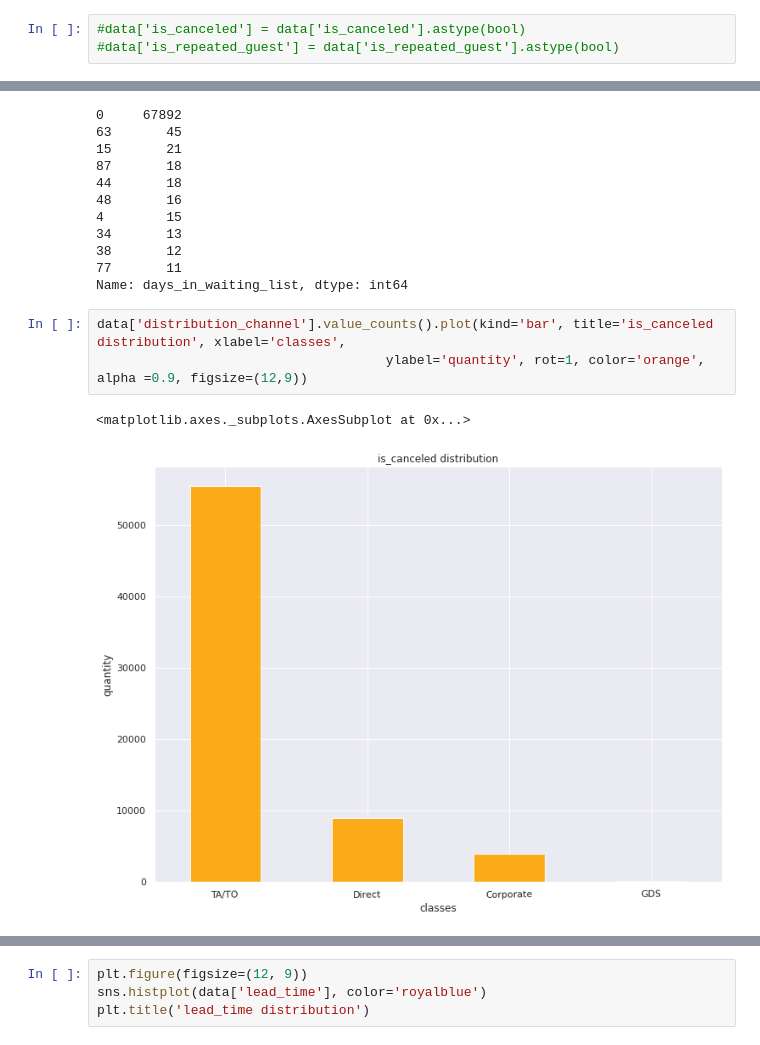
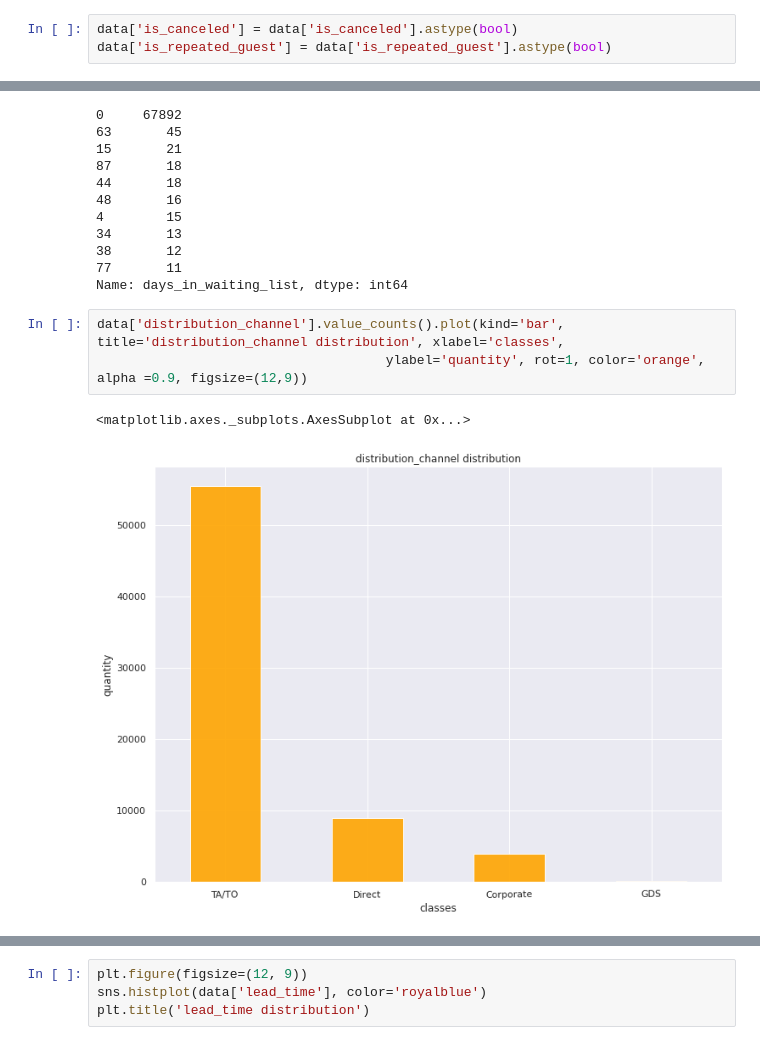
Before and after one commit to Doppler-67/hotel-false-booking-detection, a Jupyter notebook: hotel.ipynb, the cells around one changed output, grey strips where cells are left out. Saved outputs shown, nothing was run; the diff lists cells and outputs as text.

```diff
--- a/hotel.ipynb
+++ b/hotel.ipynb
@@ -105,8 +89,8 @@ len(data[data.duplicated()])
 # %%
 data = data.drop_duplicates()
 # %%
-#data['is_canceled'] = data['is_canceled'].astype(bool)
-#data['is_repeated_guest'] = data['is_repeated_guest'].astype(bool)
+data['is_canceled'] = data['is_canceled'].astype(bool)
+data['is_repeated_guest'] = data['is_repeated_guest'].astype(bool)
 # %%
 data['reserved_room_type'].unique()
 # %% [output]
@@ -232,11 +214,11 @@ data['days_in_waiting_list'].value_counts()[:10]
 77       11
 Name: days_in_waiting_list, dtype: int64
 # %%
-data['distribution_channel'].value_counts().plot(kind='bar', title='is_canceled distribution', xlabel='classes',
+data['distribution_channel'].value_counts().plot(kind='bar', title='distribution_channel distribution', xlabel='classes',
                                      ylabel='quantity', rot=1, color='orange', alpha =0.9, figsize=(12,9))
 # %% [output]
 <matplotlib.axes._subplots.AxesSubplot at 0x...>
-[figure, old version]
+[figure, new version]
 # %%
 data['is_repeated_guest'].value_counts().plot(kind='bar', title='is_repeated_guest distribution', xlabel='classes',
                                      ylabel='quantity', rot=1, color='orange', alpha =0.9, figsize=(12,9))
```
Also changed, not shown: parts of 60 cells of this notebook.
